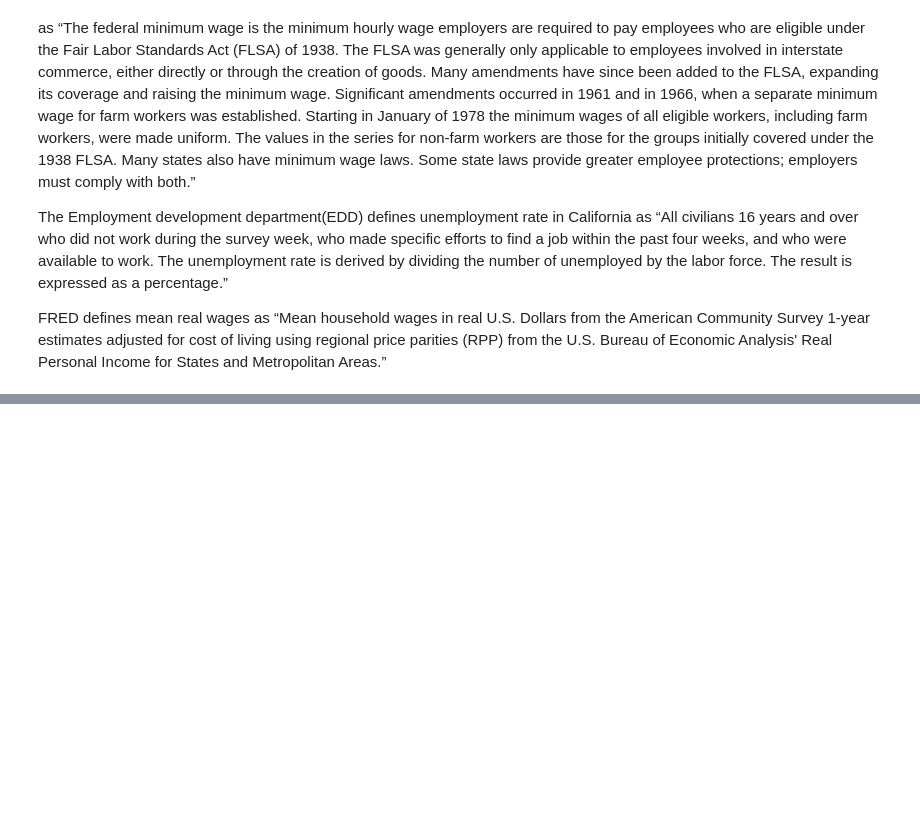
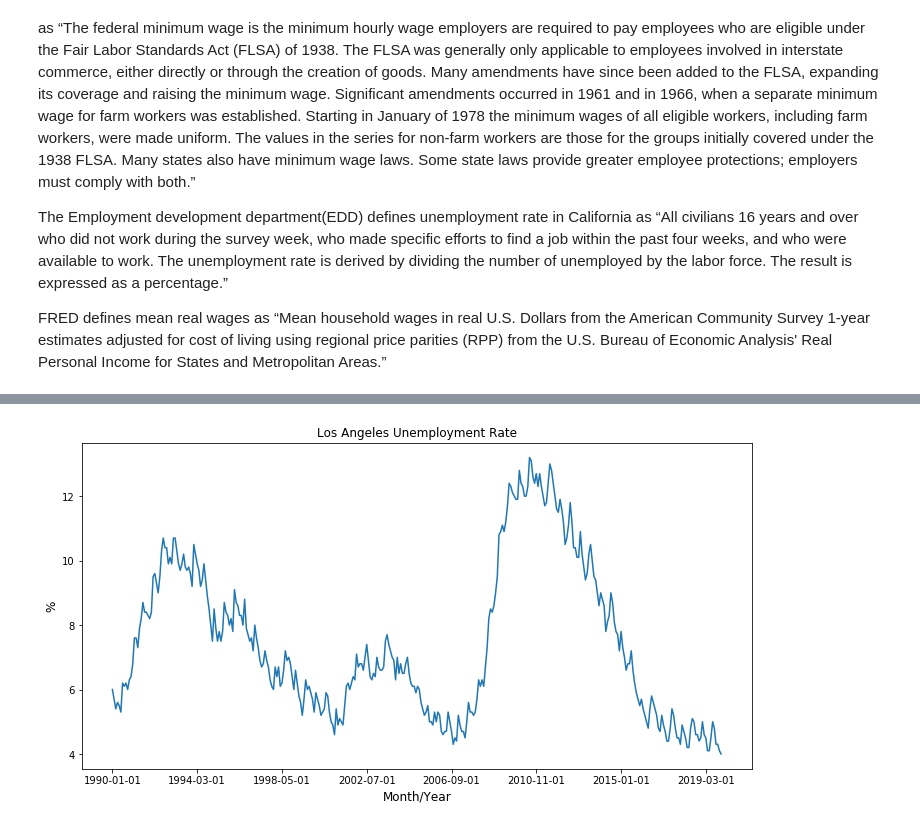
Before and after one commit to juliacw921/Group-Project, a Jupyter notebook: Group Project.ipynb, the cells around one changed output, grey strips where cells are left out. Cells and saved outputs as stored; diff of their text form; code cells hidden in the pictures; blank space fills up the shorter version.

```diff
--- a/Group Project.ipynb
+++ b/Group Project.ipynb
@@ -27,0 +76,5 @@ FRED defines mean real wages as “Mean household wages in real U.S. Dollars fro
+# %%
+#Access Data
+url_u = 'https://fred.stlouisfed.org/series/CALOSA7URN/downloaddata/CALOSA7URN.csv'
+data_u = pd.read_csv(url_u, parse_dates=True)
+data_u.head()
@@ -27,0 +88,3 @@ FRED defines mean real wages as “Mean household wages in real U.S. Dollars fro
+# %%
+data_u.columns=['DATE', 'CA U RATE']
+data_u.head()
@@ -27,0 +111,9 @@ FRED defines mean real wages as “Mean household wages in real U.S. Dollars fro
+# %%
+# Graphing LA Unemployment Rate
+data_u1=data_u.set_index('DATE')
+ax = data_u1['1990':'2020'].plot(title='Los Angeles Unemployment Rate', legend=False, figsize=(12,6))
+ax.set_xlabel('Month/Year', fontsize=12)
+ax.set_ylabel('%', fontsize=12)
+plt.show()
+# %% [output]
+[figure, added]
```
Also changed, not shown: parts of 13 cells of this notebook.
